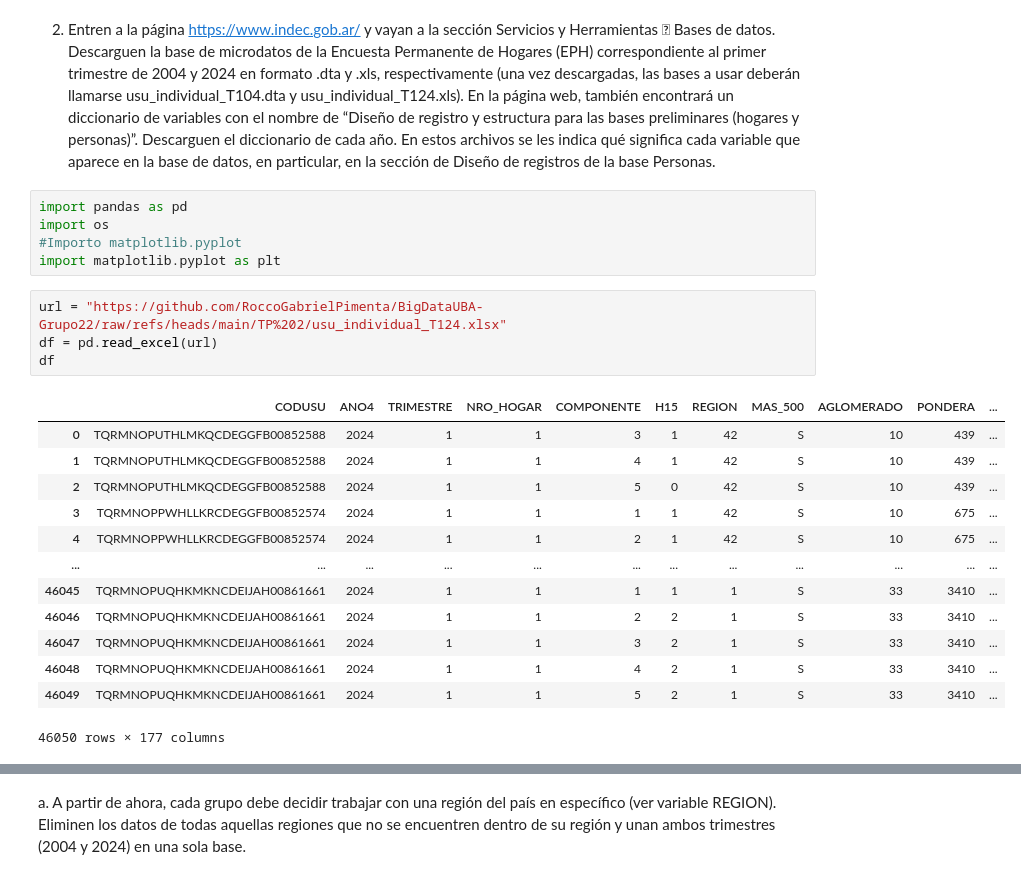
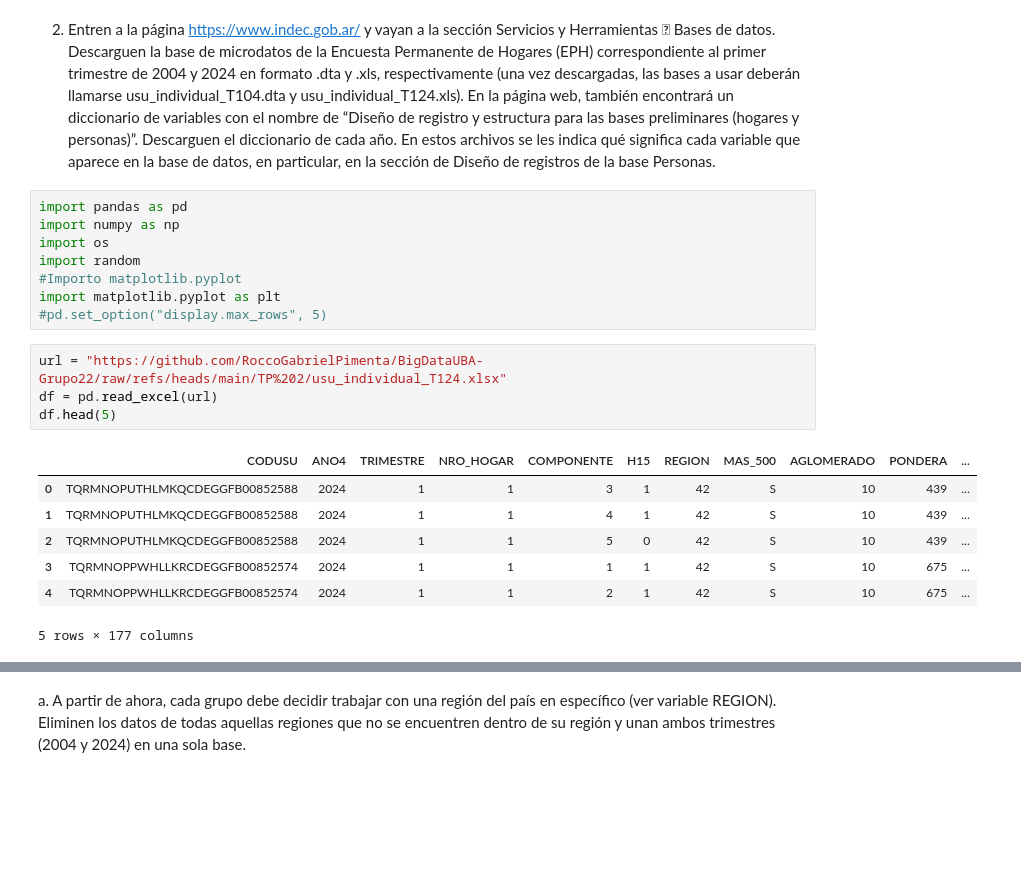
Before and after one commit to RoccoGabrielPimenta/BigDataUBA-Grupo22, a Jupyter notebook: TP 2/Big_Data_TP2_Grupo22.ipynb, the cells around one changed output, grey strips where cells are left out. Drawn from its saved outputs; the diff is of its cells as text; blank space fills up the shorter version.

```diff
--- a/TP 2/Big_Data_TP2_Grupo22.ipynb
+++ b/TP 2/Big_Data_TP2_Grupo22.ipynb
@@ -29,26 +29,23 @@ qué significa cada variable que aparece en la base de datos, en
 particular, en la sección de Diseño de registros de la base Personas.
 # %%
 import pandas as pd
+import numpy as np
 import os
+import random
 #Importo matplotlib.pyplot
 import matplotlib.pyplot as plt
+#pd.set_option("display.max_rows", 5)
 # %%
 url = "https://github.com/RoccoGabrielPimenta/BigDataUBA-Grupo22/raw/refs/heads/main/TP%202/usu_individual_T124.xlsx"
 df = pd.read_excel(url)
-df
+df.head(5)
 # %% [output]
 |  | CODUSU | ANO4 | TRIMESTRE | NRO_HOGAR | COMPONENTE | H15 | REGION | MAS_500 | AGLOMERADO | PONDERA | ... |
 | 0 | TQRMNOPUTHLMKQCDEGGFB00852588 | 2024 | 1 | 1 | 3 | 1 | 42 | S | 10 | 439 | ... |
 | 1 | TQRMNOPUTHLMKQCDEGGFB00852588 | 2024 | 1 | 1 | 4 | 1 | 42 | S | 10 | 439 | ... |
 | 2 | TQRMNOPUTHLMKQCDEGGFB00852588 | 2024 | 1 | 1 | 5 | 0 | 42 | S | 10 | 439 | ... |
 | 3 | TQRMNOPPWHLLKRCDEGGFB00852574 | 2024 | 1 | 1 | 1 | 1 | 42 | S | 10 | 675 | ... |
 | 4 | TQRMNOPPWHLLKRCDEGGFB00852574 | 2024 | 1 | 1 | 2 | 1 | 42 | S | 10 | 675 | ... |
-| ... | ... | ... | ... | ... | ... | ... | ... | ... | ... | ... | ... |
-| 46045 | TQRMNOPUQHKMKNCDEIJAH00861661 | 2024 | 1 | 1 | 1 | 1 | 1 | S | 33 | 3410 | ... |
-| 46046 | TQRMNOPUQHKMKNCDEIJAH00861661 | 2024 | 1 | 1 | 2 | 2 | 1 | S | 33 | 3410 | ... |
-| 46047 | TQRMNOPUQHKMKNCDEIJAH00861661 | 2024 | 1 | 1 | 3 | 2 | 1 | S | 33 | 3410 | ... |
-| 46048 | TQRMNOPUQHKMKNCDEIJAH00861661 | 2024 | 1 | 1 | 4 | 2 | 1 | S | 33 | 3410 | ... |
-| 46049 | TQRMNOPUQHKMKNCDEIJAH00861661 | 2024 | 1 | 1 | 5 | 2 | 1 | S | 33 | 3410 | ... |
-46050 rows × 177 columns
+5 rows × 177 columns
 # %%
 url = "https://github.com/RoccoGabrielPimenta/BigDataUBA-Grupo22/raw/refs/heads/main/TP%202/usu_individual_t104.dta"
```
Also changed, not shown: parts of 24 cells of this notebook.
